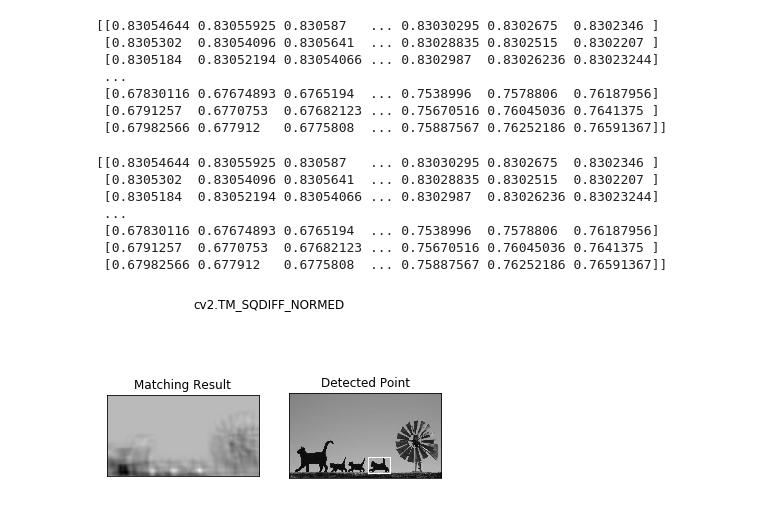
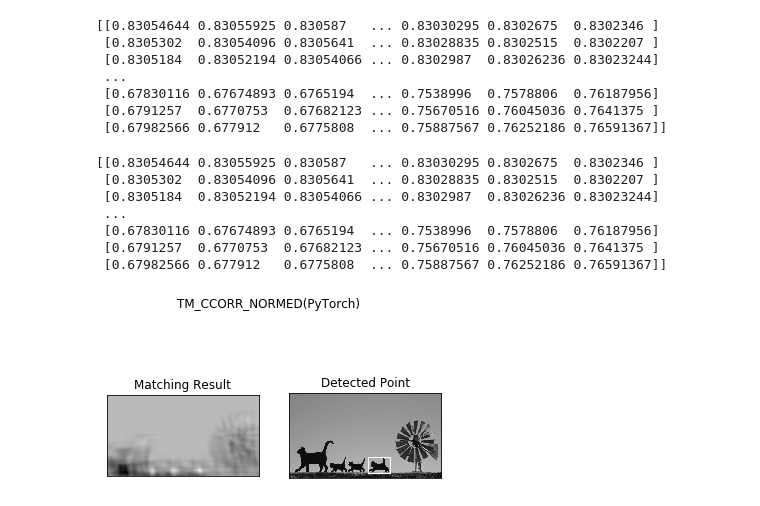
Before and after one commit to hirune924/TemplateMatching, a Jupyter notebook: Template Matching (PyTorch implementation).ipynb, the cells around one changed output. Saved outputs shown, nothing was run; the diff lists cells and outputs as text; code cells hidden in the pictures.

```diff
--- a/Template Matching (PyTorch implementation).ipynb
+++ b/Template Matching (PyTorch implementation).ipynb
@@ -124,30 +124,30 @@ print(matchTemplateTorch(img, template))
 # %%
 img = img2.copy()
 
 # Apply template Matching
 res = matchTemplateTorch(img,template)
 print(res)
 min_val, max_val, min_loc, max_loc = cv2.minMaxLoc(res)
 
 # If the method is TM_SQDIFF or TM_SQDIFF_NORMED, take minimum
 top_left = max_loc
 bottom_right = (top_left[0] + w, top_left[1] + h)
 
 cv2.rectangle(img,top_left, bottom_right, 255, 2)
 
 plt.subplot(121),plt.imshow(res,cmap = 'gray')
 plt.title('Matching Result'), plt.xticks([]), plt.yticks([])
 plt.subplot(122),plt.imshow(img,cmap = 'gray')
 plt.title('Detected Point'), plt.xticks([]), plt.yticks([])
-plt.suptitle(meth)
+plt.suptitle('TM_CCORR_NORMED(PyTorch)')
 
 plt.show()
 # %% [output]
 [[0.83054644 0.83055925 0.830587   ... 0.83030295 0.8302675  0.8302346 ]
  [0.8305302  0.83054096 0.8305641  ... 0.83028835 0.8302515  0.8302207 ]
  [0.8305184  0.83052194 0.83054066 ... 0.8302987  0.83026236 0.83023244]
  ...
  [0.67830116 0.67674893 0.6765194  ... 0.7538996  0.7578806  0.76187956]
  [0.6791257  0.6770753  0.67682123 ... 0.75670516 0.76045036 0.7641375 ]
  [0.67982566 0.677912   0.6775808  ... 0.75887567 0.76252186 0.76591367]]
-[figure, old version]
+[figure, new version]
```
